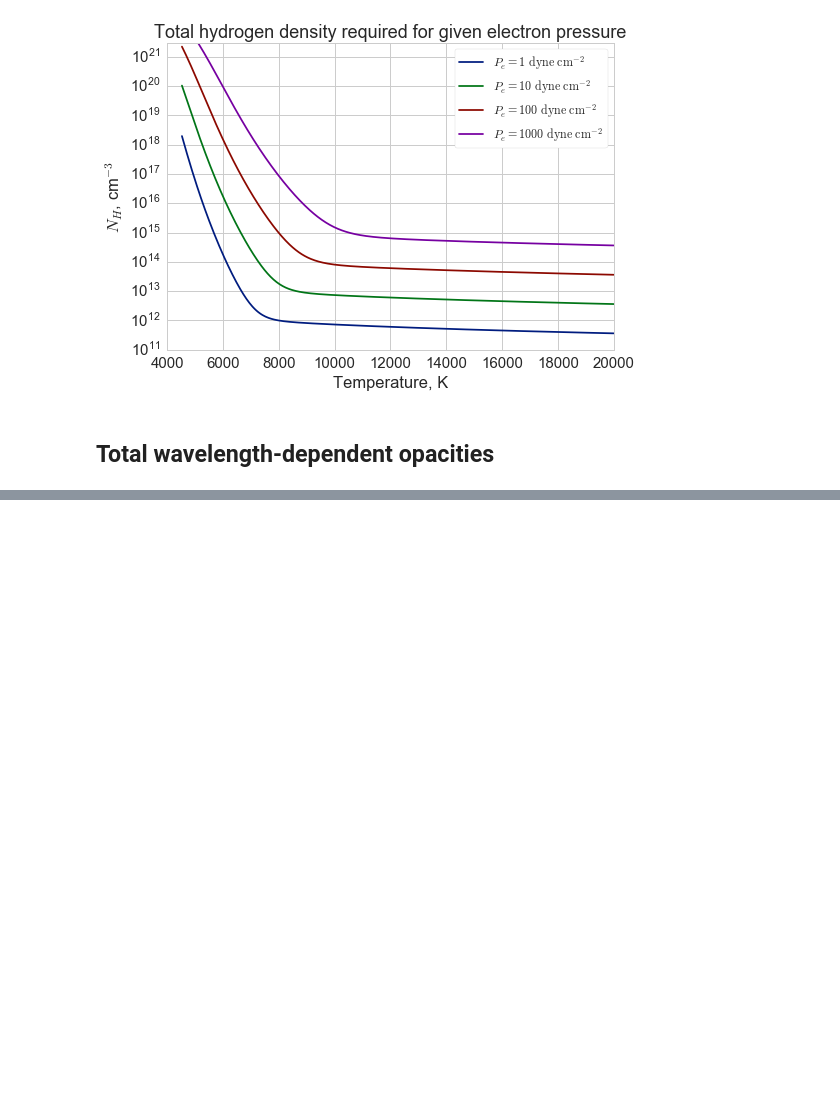
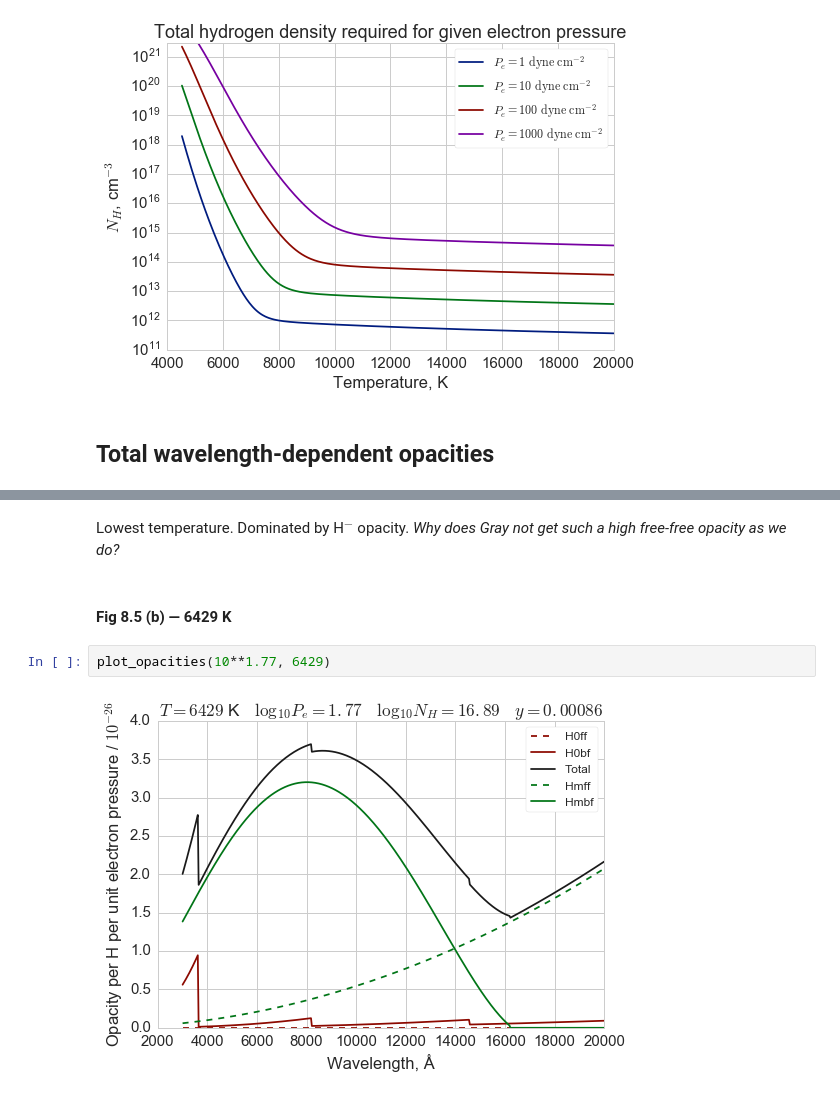
Before and after one commit to deprecated/lte-opacities, a Jupyter notebook: LTE Opacity.ipynb, the cells around one changed output, grey strips where cells are left out. Cells and saved outputs as stored; diff of their text form; blank space fills up the shorter version.

```diff
--- a/LTE Opacity.ipynb
+++ b/LTE Opacity.ipynb
@@ -615,0 +720,8 @@ ax.set_ylabel('$N_{H}$, cm$^{-3}$');
+# %% [markdown]
+Lowest temperature. Dominated by H$^-$ opacity.  _Why does Gray not get such a high free-free opacity as we do?_
+# %% [markdown]
+#### Fig 8.5 (b) — 6429 K
+# %%
+plot_opacities(10**1.77, 6429)
+# %% [output]
+[figure, added]
```
Also changed, not shown: parts of 19 cells of this notebook.
